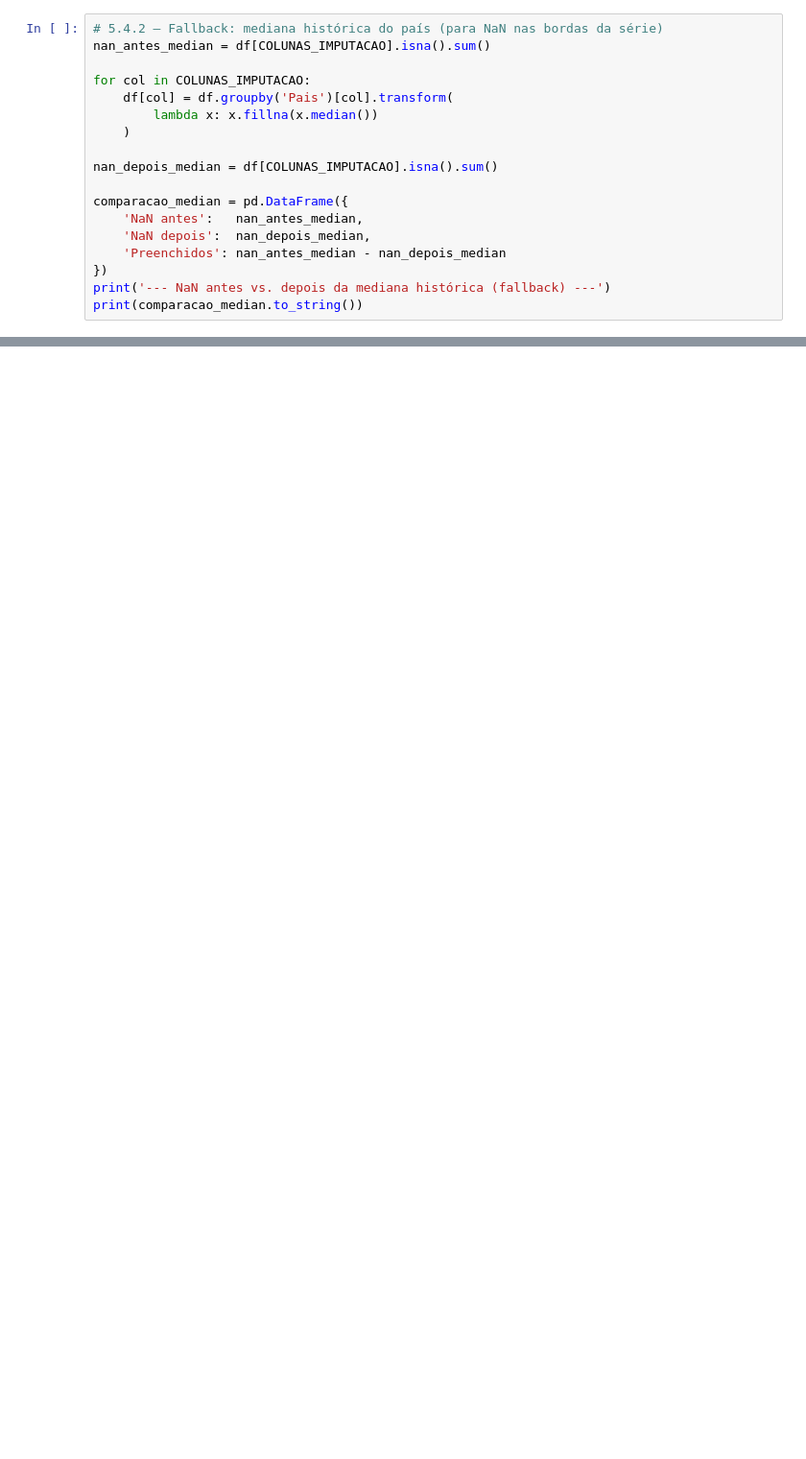
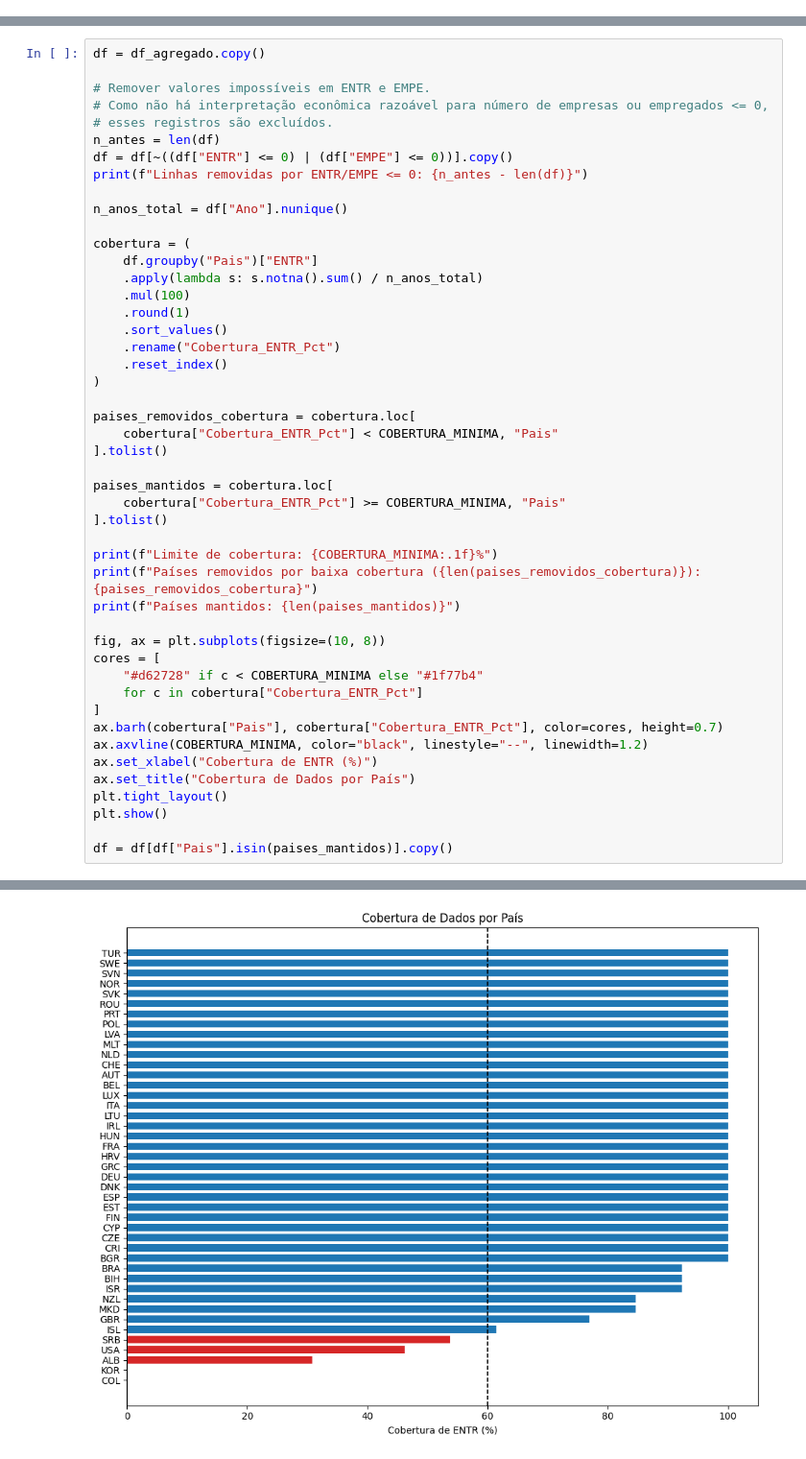
Before and after one commit to JAugustoM/ProjetoFinalAprendizadodeMaquina202601, a Jupyter notebook: notebooks/preparacao_dados_OCDE.ipynb, the cells around one changed output, grey strips where cells are left out. Shown at 96% size. Cells and saved outputs as stored; diff of their text form; blank space fills up the shorter version.

Commit message:
Correção e melhorias no notebook de preparação de dados da OCDE e das bases de dados resultantes corrigidas.

```diff
--- a/notebooks/preparacao_dados_OCDE.ipynb
+++ b/notebooks/preparacao_dados_OCDE.ipynb
@@ -535,18 +0,0 @@ NaN restantes após média móvel: 0
-# %%
-# 5.4.2 — Fallback: mediana histórica do país (para NaN nas bordas da série)
-nan_antes_median = df[COLUNAS_IMPUTACAO].isna().sum()
-
-for col in COLUNAS_IMPUTACAO:
-    df[col] = df.groupby('Pais')[col].transform(
-        lambda x: x.fillna(x.median())
-    )
-
-nan_depois_median = df[COLUNAS_IMPUTACAO].isna().sum()
-
-comparacao_median = pd.DataFrame({
-    'NaN antes':   nan_antes_median,
-    'NaN depois':  nan_depois_median,
-    'Preenchidos': nan_antes_median - nan_depois_median
-})
-print('--- NaN antes vs. depois da mediana histórica (fallback) ---')
-print(comparacao_median.to_string())
@@ -756,0 +264,48 @@ Arquivos exportados:
+# %%
+df = df_agregado.copy()
+
+# Remover valores impossíveis em ENTR e EMPE.
+# Como não há interpretação econômica razoável para número de empresas ou empregados <= 0,
+# esses registros são excluídos.
+n_antes = len(df)
+df = df[~((df["ENTR"] <= 0) | (df["EMPE"] <= 0))].copy()
+print(f"Linhas removidas por ENTR/EMPE <= 0: {n_antes - len(df)}")
+
+n_anos_total = df["Ano"].nunique()
+
+cobertura = (
+    df.groupby("Pais")["ENTR"]
+    .apply(lambda s: s.notna().sum() / n_anos_total)
+    .mul(100)
+    .round(1)
+    .sort_values()
+    .rename("Cobertura_ENTR_Pct")
+    .reset_index()
+)
+
+paises_removidos_cobertura = cobertura.loc[
+    cobertura["Cobertura_ENTR_Pct"] < COBERTURA_MINIMA, "Pais"
+].tolist()
+
+paises_mantidos = cobertura.loc[
+    cobertura["Cobertura_ENTR_Pct"] >= COBERTURA_MINIMA, "Pais"
+].tolist()
+
+print(f"Limite de cobertura: {COBERTURA_MINIMA:.1f}%")
+print(f"Países removidos por baixa cobertura ({len(paises_removidos_cobertura)}): {paises_removidos_cobertura}")
+print(f"Países mantidos: {len(paises_mantidos)}")
+
+fig, ax = plt.subplots(figsize=(10, 8))
+cores = [
+    "#d62728" if c < COBERTURA_MINIMA else "#1f77b4"
+    for c in cobertura["Cobertura_ENTR_Pct"]
+]
+ax.barh(cobertura["Pais"], cobertura["Cobertura_ENTR_Pct"], color=cores, height=0.7)
+ax.axvline(COBERTURA_MINIMA, color="black", linestyle="--", linewidth=1.2)
+ax.set_xlabel("Cobertura de ENTR (%)")
+ax.set_title("Cobertura de Dados por País")
+plt.tight_layout()
+plt.show()
+
+df = df[df["Pais"].isin(paises_mantidos)].copy()
+# %% [output]
@@ -756,0 +316 @@ Arquivos exportados:
+[figure, added]
```
Also changed, not shown: parts of 59 cells of this notebook, 4 other files.
